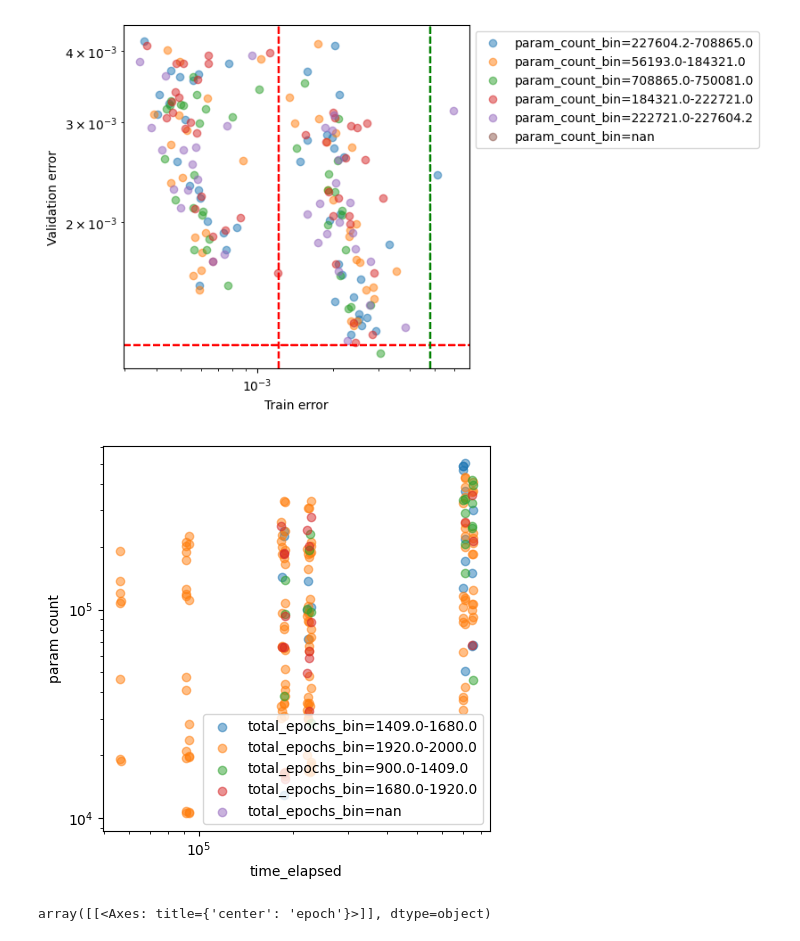
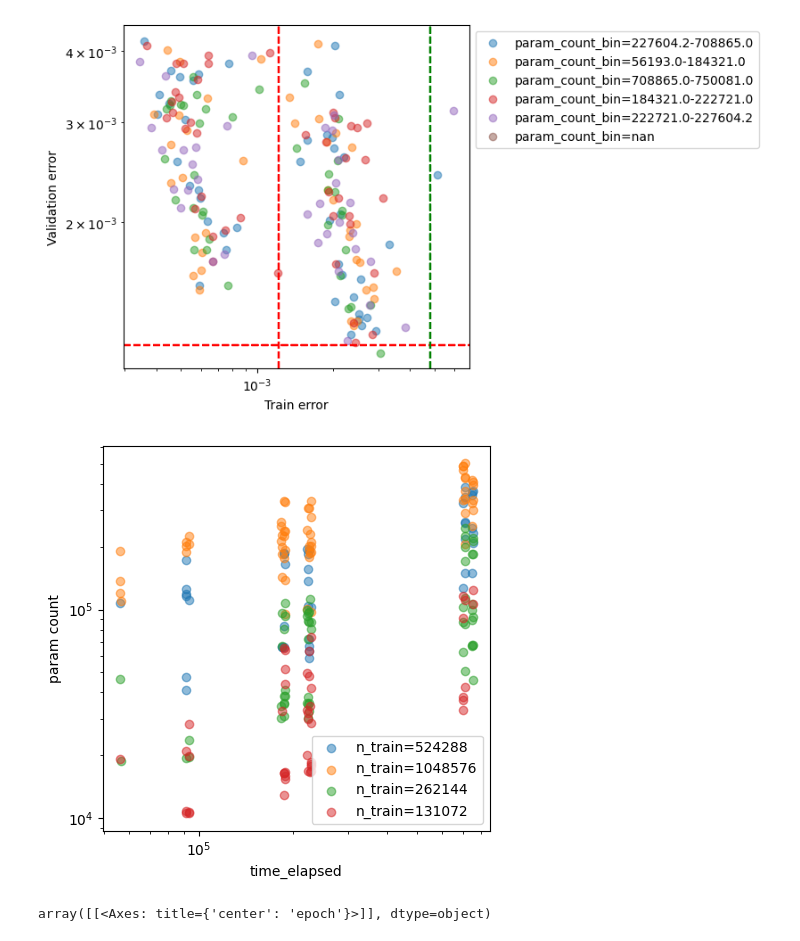
Before and after one commit to peterse/mldec, a Jupyter notebook: src/mldec/analysis/reps_analysis.ipynb, the cells around one changed output. Drawn from its saved outputs; the diff is of its cells as text; code cells hidden in the pictures.

```diff
--- a/src/mldec/analysis/reps_analysis.ipynb
+++ b/src/mldec/analysis/reps_analysis.ipynb
@@ -252,26 +271,26 @@ for col in ["epoch_bin", "beta", "lr","batch_size"	,"gcn_depth",
 # %%
 # Here we will plot the timing and parameter count for each run versus the choice of hyperparameters
 def plot_by_variables_timing(df, col_name):
     """Plot the validation error vs train error in different colors for each unique value of col_name."""
     colors = plt.cm.rainbow(np.linspace(0, 1, len(df[col_name].unique())))
     fig, ax = plt.subplots(figsize=(5, 5))
     for col_val, color in zip(df[col_name].unique(), colors):
         half = df[df[col_name] == col_val]
         x = half["param_count"]
         y = half["time_elapsed"]
         ax.scatter(x, y, alpha=0.5, label=f"{col_name}={col_val}")
         ax.set_xlabel("time_elapsed")
         ax.set_ylabel("param count")
         ax.loglog()
         ax.legend()
 
-for col in ["total_epochs_bin"]:
+for col in ["n_train"]:
 # for col in ["beta", "lr","batch_size"	,"gcn_depth",
 #             "gcn_min",	"mlp_depth",	"mlp_max",
 #             "n_train", "time_elapsed_bin", "param_count_bin", ]:
     plot_by_variables_timing(df_v02, col)
 # %% [output]
-[figure, old version]
+[figure, new version]
 # %%
 # df_v02.hist("total_epochs")
 # unfortunately we didn't have enough epochs for a lot of these runs...
```
Also changed, not shown: parts of 2 cells of this notebook, 1 other file.
